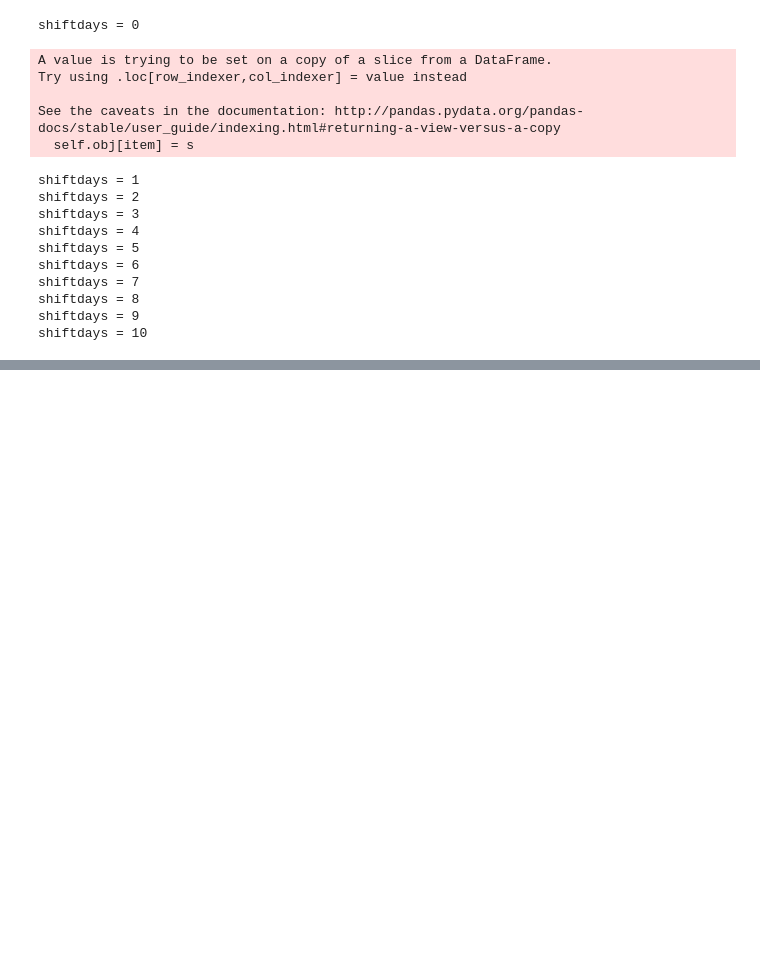
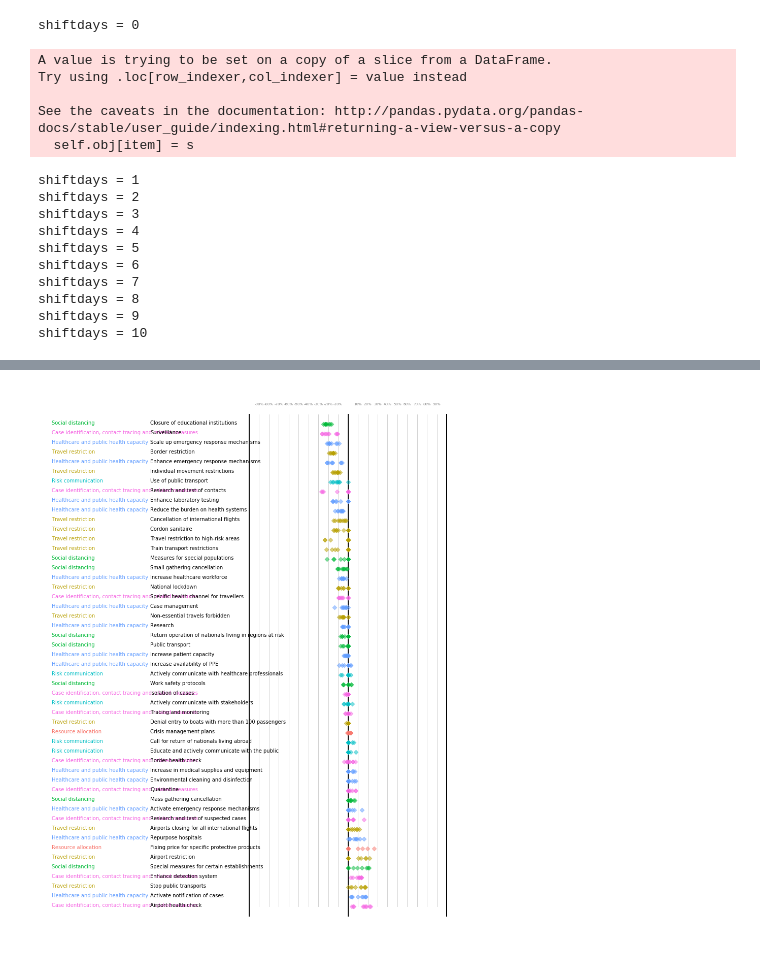
Before and after one commit to lukasgeyrhofer/corona, a Jupyter notebook: regression measures analysis.ipynb, the cells around one changed output, grey strips where cells are left out. Cells and saved outputs as stored; diff of their text form; code cells hidden in the pictures; blank space fills up the shorter version.

```diff
--- a/regression measures analysis.ipynb
+++ b/regression measures analysis.ipynb
@@ -352,7 +337,7 @@ for i in range(10):
 # ****************************************************************************
 # **  define final model parameters here as tuples (s,alpha) *****************
 # ****************************************************************************
-final_meta_parameters = [(6,1e-4),(6,10**-3.5),(7,1e-4),(7,1e-5),(8,1e-3),(8,1e-4)]
+final_meta_parameters = [(6,1e-3),(6,1e-4),(6,1e-5),(7,1e-3),(7,1e-4),(7,1e-5),(8,1e-3),(8,1e-4),(8,1e-5)]
 # ****************************************************************************
 
 
@@ -491,3 +484,59 @@ plt.savefig('regression_trajectories.pdf')
+# %%
+def modelname(index):
+    return '({},{})'.format(final_meta_parameters[index][0],final_meta_parameters[index][1])
+
+colornames    = ['#f563e2','#609cff','#00bec4','#00b938','#b79f00','#f8766c']
+measurecolors = {l1:col for l1,col in zip(measure_level_dict.keys(),colornames)}
+model_count   = len(final_meta_parameters)
+intercept     = [np.array(results_final[i].params['Intercept']) for i in range(model_count)]
+
+inverse_mld   = {}
+for l1 in measure_level_dict.keys():
+    for l2 in measure_level_dict[l1].keys():
+        inverse_mld[measure_level_dict[l1][l2]] = (l1,l2)
+
+modelDF       = pd.DataFrame(columns=[modelname(i) for i in range(model_count)])
+
+allparamnames = list(set([mn for i in range(model_count) for mn in results_final[i].params.keys() if mn[:3] != 'C(C']))
+allparamnames.remove('Intercept')
+
+for paramname in allparamnames:
+    paramvaluedict = {}
+    for i in range(model_count):
+        paramvaluedict[modelname(i)] = results_final[i].params[paramname]/intercept[i]
+    modelDF.loc[paramname] = paramvaluedict
+
+modelDF['average'] = modelDF.mean(numeric_only = True, axis = 1)
+modelDF.sort_values(by = 'average', inplace = True, ascending = False)
+
+modelDF.to_csv('measure_effects_various_models.csv')
+
+l1_pos = -3
+l2_pos = -2
+
+fig,ax = plt.subplots(figsize = (15,20))
+
+for j,(index,values) in enumerate(modelDF.iterrows()):
+    ax.annotate(inverse_mld[index][0],[l1_pos,j],c = measurecolors[inverse_mld[index][0]])
+    ax.annotate(inverse_mld[index][1],[l2_pos,j])
+    betaval = np.array(values)[:-1]
+    ax.scatter(betaval,j * np.ones(model_count), c = measurecolors[inverse_mld[index][0]], alpha = .5, marker = 'D')
+ax.set_xlim([-3.1,1.2])
+
+for vertline in np.linspace(0,1,num=10,endpoint = False):
+    if vertline != 0:
+        ax.plot([vertline,vertline],[0,j+1],c = 'lightgray',zorder = -3,lw =1)
+        ax.plot([-vertline,-vertline],[0,j+1],c = 'lightgray',zorder = -3,lw =1)
+        ax.annotate('-{:.0f}%'.format(vertline*100),[-vertline,j+2],fontsize = 7,c='gray',ha='center')
+        ax.annotate('{:.0f}%'.format(vertline*100),[vertline,j+2],fontsize = 7,c='gray',ha='center')
+ax.plot([-1,-1],[-1,j+1], lw = 2, c = 'black',zorder = -2)
+ax.plot([0,0],[-1,j+1], lw = 2, c = 'black', zorder = -2)
+ax.plot([1,1],[-1,j+1], lw = 2, c = 'black', zorder = -2)
+
+ax.axis('off')
+plt.savefig('effects_measures_various_models.pdf')
+# %% [output]
+[figure, added]
 # %%
 import pickle
 
```
Also changed, not shown: parts of 5 cells of this notebook.
